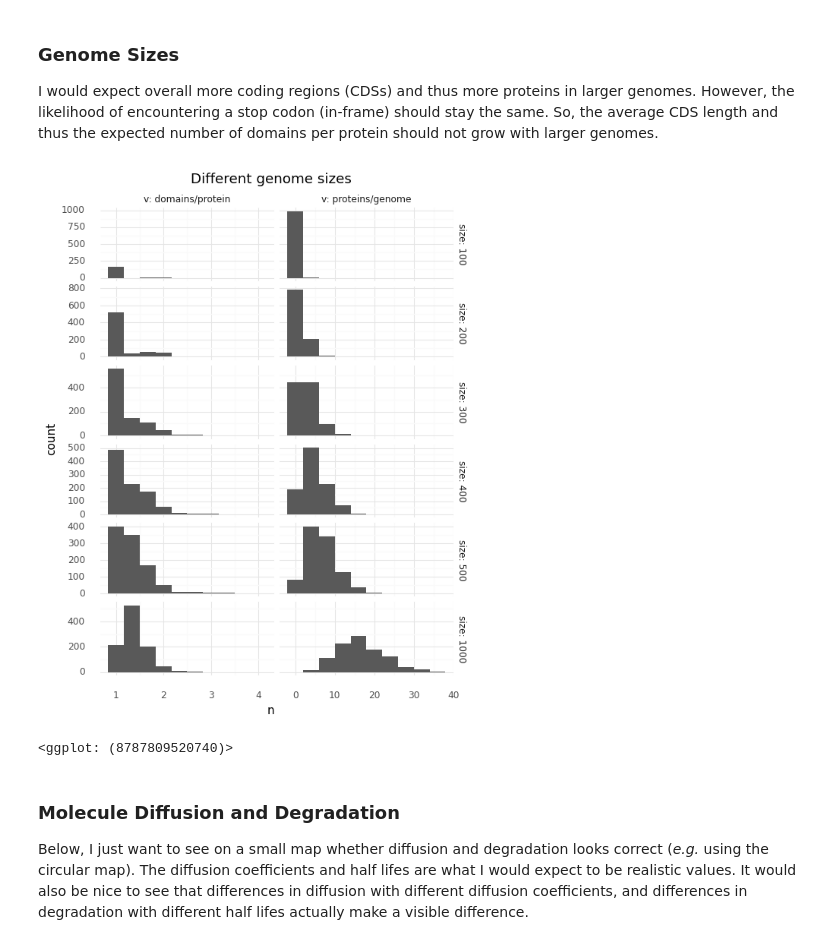
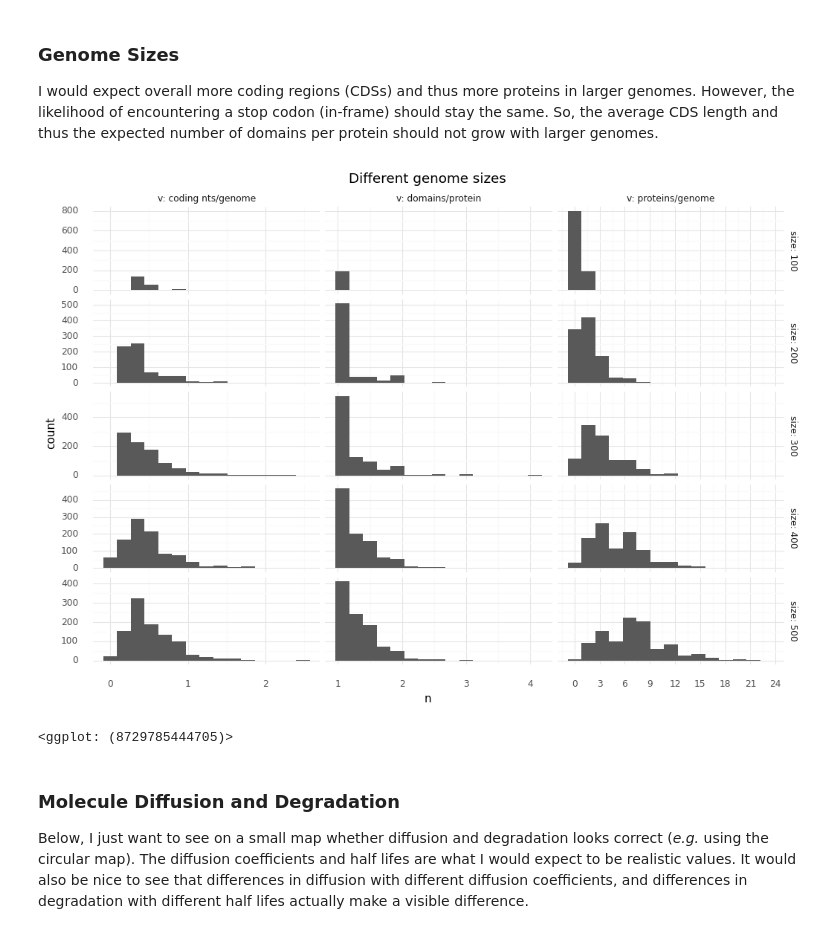
Before and after one commit to mRcSchwering/magic-soup, a Jupyter notebook: check.ipynb, the cells around one changed output. Saved outputs shown, nothing was run; the diff lists cells and outputs as text; code cells hidden in the pictures.

```diff
--- a/check.ipynb
+++ b/check.ipynb
@@ -26,7 +26,7 @@ So, the average CDS length and thus the expected number of domains per protein s
 # %%
 genetics = ms.Genetics(chemistry=CHEMISTRY)
 records = []
-for size in (100, 200, 300, 400, 500, 1000):
+for size in (100, 200, 300, 400, 500):
     for _ in range(1000):
         genome = ms.random_genome(s=size)
         proteins = genetics.get_proteome(seq=genome)
@@ -36,21 +36,33 @@ for size in (100, 200, 300, 400, 500, 1000):
             "v": "proteins/genome"
         })
         if len(proteins) > 0:
+            n_doms = sum(len(d.domains) for d in proteins)
             records.append({
                 "size": size,
-                "n": sum(len(d.domains) for d in proteins) / len(proteins),
+                "n": n_doms / len(proteins),
                 "v": "domains/protein"
             })
+            records.append({
+                "size": size,
+                "n": n_doms * genetics.dom_size / len(genome),
+                "v": "coding nts/genome"
+            })
 df = pd.DataFrame.from_records(records)
 # %%
+def get_breaks(l: list[float]) -> list[float]:
+    lower = math.floor(min(l))
+    upper = math.ceil(max(l))
+    return range(lower, upper, math.ceil((upper - lower) / 10))
+
 (ggplot(df)
-    + geom_histogram(aes(x="n"), bins=10)
+    + geom_histogram(aes(x="n"), bins=15)
     + facet_grid("size ~ v", scales="free", labeller="label_both")
-    + theme(figure_size=(6, 8))
+    + scale_x_continuous(breaks=get_breaks)
+    + theme(figure_size=(12, 8))
     + ggtitle("Different genome sizes"))
 # %% [output]
-[figure, old version]
+[figure, new version]
-<ggplot: (8787809520740)>
+<ggplot: (8729785444705)>
 # %% [markdown]
 ### Molecule Diffusion and Degradation
 
```
Also changed, not shown: 4 other files.
